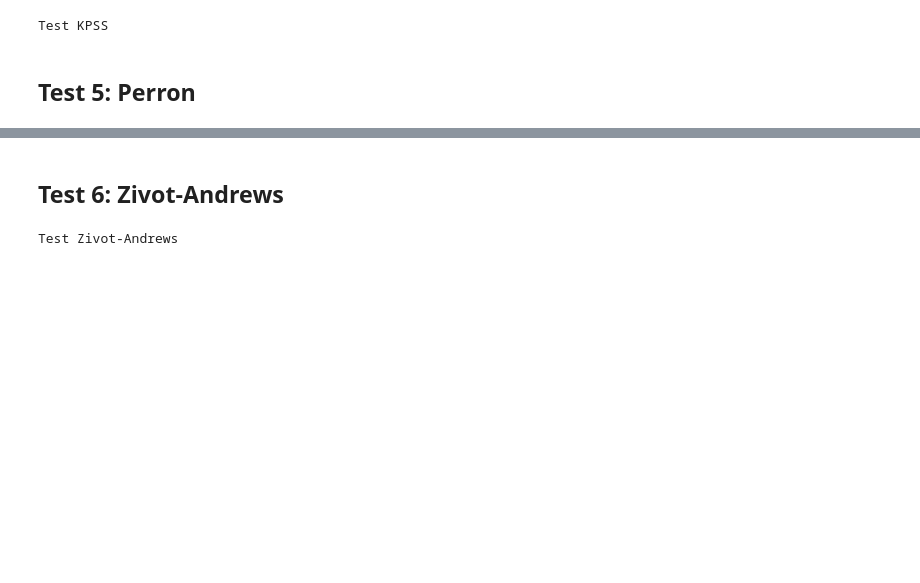
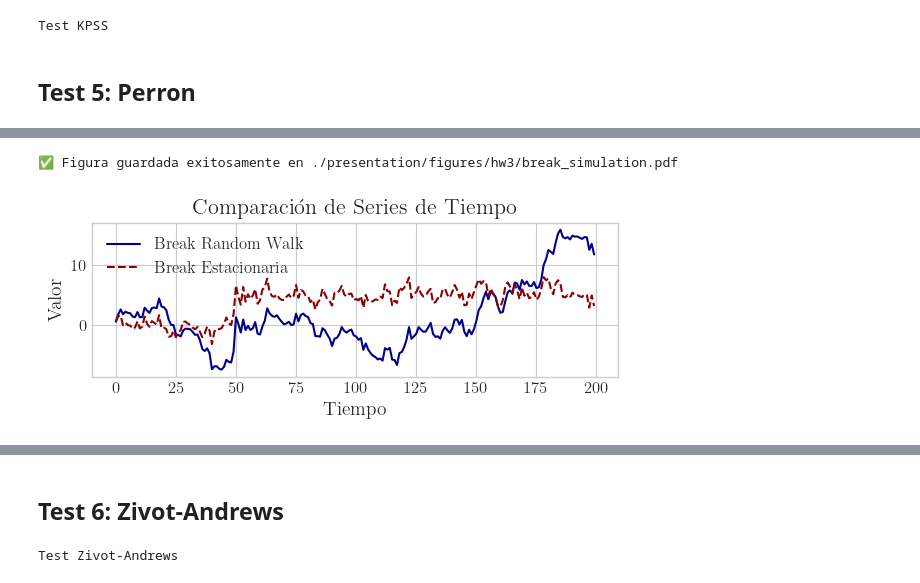
Before and after one commit to ensta630team/Homeworks, a Jupyter notebook: presentation/notebooks/hw_3/testing.ipynb, the cells around one changed output, grey strips where cells are left out. Drawn from its saved outputs; the diff is of its cells as text; code cells hidden in the pictures; blank space fills up the shorter version.

```diff
--- a/presentation/notebooks/hw_3/testing.ipynb
+++ b/presentation/notebooks/hw_3/testing.ipynb
@@ -84 +96,8 @@ Test KPSS
+# %%
+fig, ax = plt.subplots(1, 1, figsize=(6, 2.5))
+fig, ax = plot_utils.plot_series_comparison(dataset, fig=fig, ax=ax)
+save_figure(fig, './presentation/figures/hw3/break_simulation.pdf')
+# %% [output]
+✅ Figura guardada exitosamente en ./presentation/figures/hw3/break_simulation.pdf
+[figure, added]
 # %%
```
Also changed, not shown: parts of 5 cells of this notebook, 9 other files.
